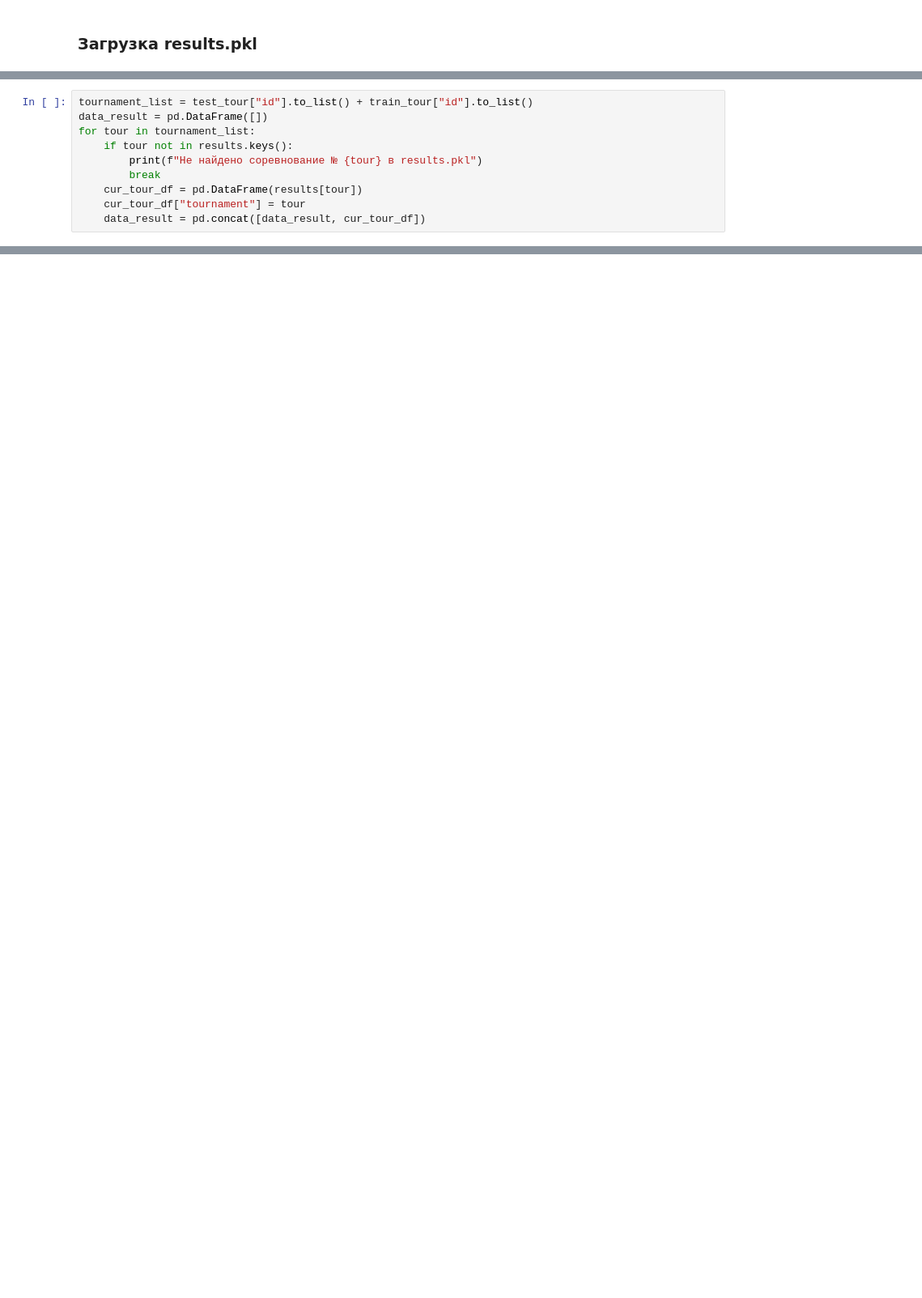
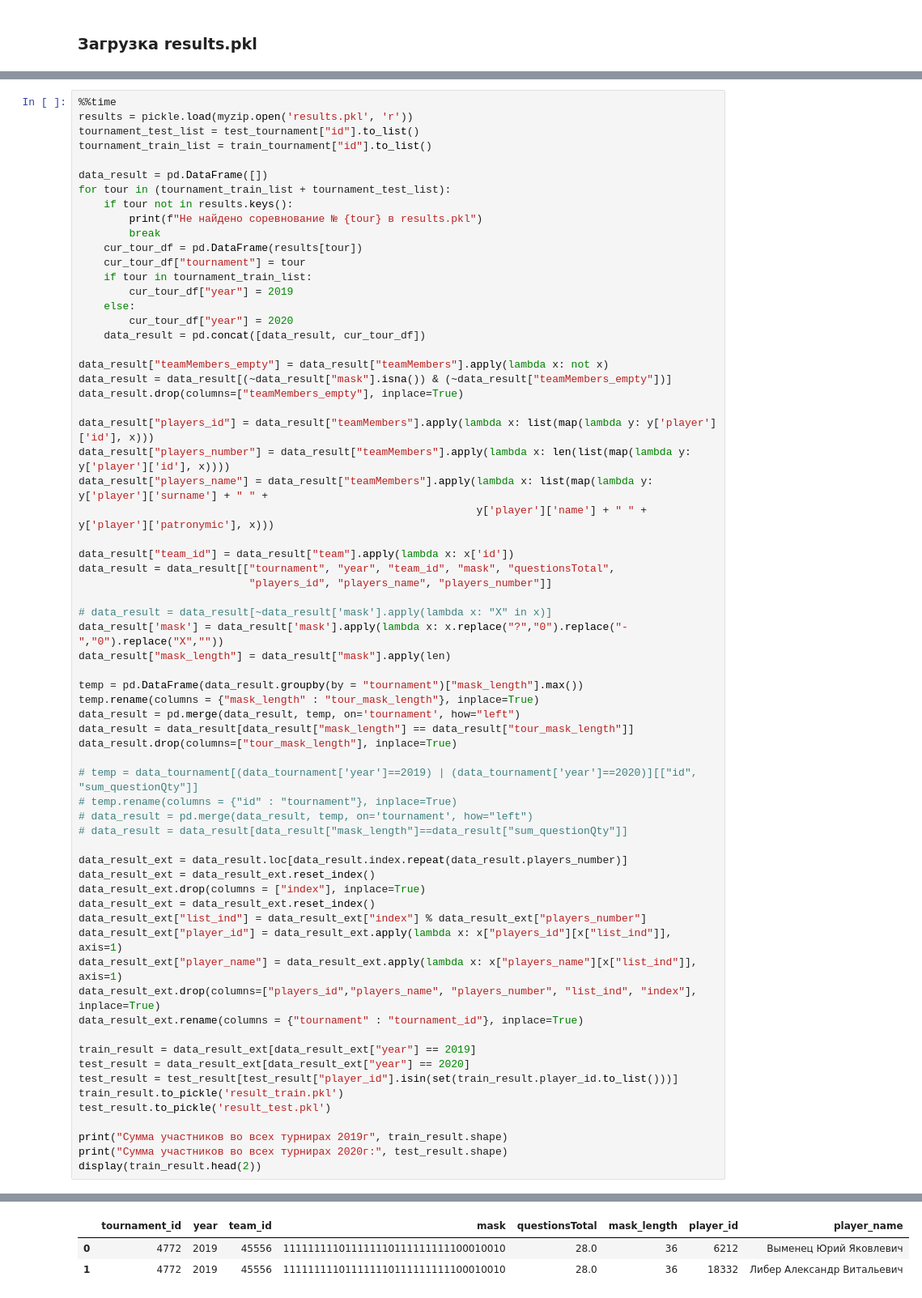
Before and after one commit to IlyasLatypov/MADE_DS, a Jupyter notebook: ADV_ML/HW2/HW2_LatypovID.ipynb, the cells around one changed output, grey strips where cells are left out. Shown: that part at 81% size. Saved outputs shown, nothing was run; the diff lists cells and outputs as text; blank space fills up the shorter version.

```diff
--- a/ADV_ML/HW2/HW2_LatypovID.ipynb
+++ b/ADV_ML/HW2/HW2_LatypovID.ipynb
@@ -64,10 +65,0 @@ results = pickle.load(myzip.open('results.pkl', 'r'))
-# %%
-tournament_list = test_tour["id"].to_list() + train_tour["id"].to_list()
-data_result = pd.DataFrame([])
-for tour in tournament_list:
-    if tour not in results.keys():
-        print(f"Не найдено соревнование № {tour} в results.pkl")
-        break
-    cur_tour_df = pd.DataFrame(results[tour])
-    cur_tour_df["tournament"] = tour
-    data_result = pd.concat([data_result, cur_tour_df])
@@ -77,0 +66,67 @@ data_result.shape
+# %%
+%%time
+results = pickle.load(myzip.open('results.pkl', 'r'))
+tournament_test_list = test_tournament["id"].to_list()
+tournament_train_list = train_tournament["id"].to_list()
+
+data_result = pd.DataFrame([])
+for tour in (tournament_train_list + tournament_test_list):
+    if tour not in results.keys():
+        print(f"Не найдено соревнование № {tour} в results.pkl")
+        break
+    cur_tour_df = pd.DataFrame(results[tour])
+    cur_tour_df["tournament"] = tour
+    if tour in tournament_train_list:
+        cur_tour_df["year"] = 2019
+    else:
+        cur_tour_df["year"] = 2020
+    data_result = pd.concat([data_result, cur_tour_df])
+
+data_result["teamMembers_empty"] = data_result["teamMembers"].apply(lambda x: not x)
+data_result = data_result[(~data_result["mask"].isna()) & (~data_result["teamMembers_empty"])]
+data_result.drop(columns=["teamMembers_empty"], inplace=True)
+
+data_result["players_id"] = data_result["teamMembers"].apply(lambda x: list(map(lambda y: y['player']['id'], x)))
+data_result["players_number"] = data_result["teamMembers"].apply(lambda x: len(list(map(lambda y: y['player']['id'], x))))
+data_result["players_name"] = data_result["teamMembers"].apply(lambda x: list(map(lambda y: y['player']['surname'] + " " +
+                                                               y['player']['name'] + " " + y['player']['patronymic'], x)))
+
+data_result["team_id"] = data_result["team"].apply(lambda x: x['id'])
+data_result = data_result[["tournament", "year", "team_id", "mask", "questionsTotal",
+                           "players_id", "players_name", "players_number"]]
+
+# data_result = data_result[~data_result['mask'].apply(lambda x: "X" in x)]
+data_result['mask'] = data_result['mask'].apply(lambda x: x.replace("?","0").replace("-","0").replace("X",""))
+data_result["mask_length"] = data_result["mask"].apply(len)
+
+temp = pd.DataFrame(data_result.groupby(by = "tournament")["mask_length"].max())
+temp.rename(columns = {"mask_length" : "tour_mask_length"}, inplace=True)
+data_result = pd.merge(data_result, temp, on='tournament', how="left")
+data_result = data_result[data_result["mask_length"] == data_result["tour_mask_length"]]
+data_result.drop(columns=["tour_mask_length"], inplace=True)
+
+# temp = data_tournament[(data_tournament['year']==2019) | (data_tournament['year']==2020)][["id", "sum_questionQty"]]
+# temp.rename(columns = {"id" : "tournament"}, inplace=True)
+# data_result = pd.merge(data_result, temp, on='tournament', how="left")
+# data_result = data_result[data_result["mask_length"]==data_result["sum_questionQty"]]
+
+data_result_ext = data_result.loc[data_result.index.repeat(data_result.players_number)]
+data_result_ext = data_result_ext.reset_index()
+data_result_ext.drop(columns = ["index"], inplace=True)
+data_result_ext = data_result_ext.reset_index()
+data_result_ext["list_ind"] = data_result_ext["index"] % data_result_ext["players_number"]
+data_result_ext["player_id"] = data_result_ext.apply(lambda x: x["players_id"][x["list_ind"]], axis=1)
+data_result_ext["player_name"] = data_result_ext.apply(lambda x: x["players_name"][x["list_ind"]], axis=1)
+data_result_ext.drop(columns=["players_id","players_name", "players_number", "list_ind", "index"], inplace=True)
+data_result_ext.rename(columns = {"tournament" : "tournament_id"}, inplace=True)
+
+train_result = data_result_ext[data_result_ext["year"] == 2019]
+test_result = data_result_ext[data_result_ext["year"] == 2020]
+test_result = test_result[test_result["player_id"].isin(set(train_result.player_id.to_list()))]
+train_result.to_pickle('result_train.pkl')
+test_result.to_pickle('result_test.pkl')
+
+print("Сумма участников во всех турнирах 2019г", train_result.shape)
+print("Сумма участников во всех турнирах 2020г:", test_result.shape)
+display(train_result.head(2))
+# %% [output]
@@ -77,0 +135,3 @@ data_result.shape
+|  | tournament_id | year | team_id | mask | questionsTotal | mask_length | player_id | player_name |
+| 0 | 4772 | 2019 | 45556 | 111111111011111110111111111100010010 | 28.0 | 36 | 6212 | Выменец Юрий Яковлевич |
+| 1 | 4772 | 2019 | 45556 | 111111111011111110111111111100010010 | 28.0 | 36 | 18332 | Либер Александр Витальевич |
```
Also changed, not shown: parts of 30 cells of this notebook.
